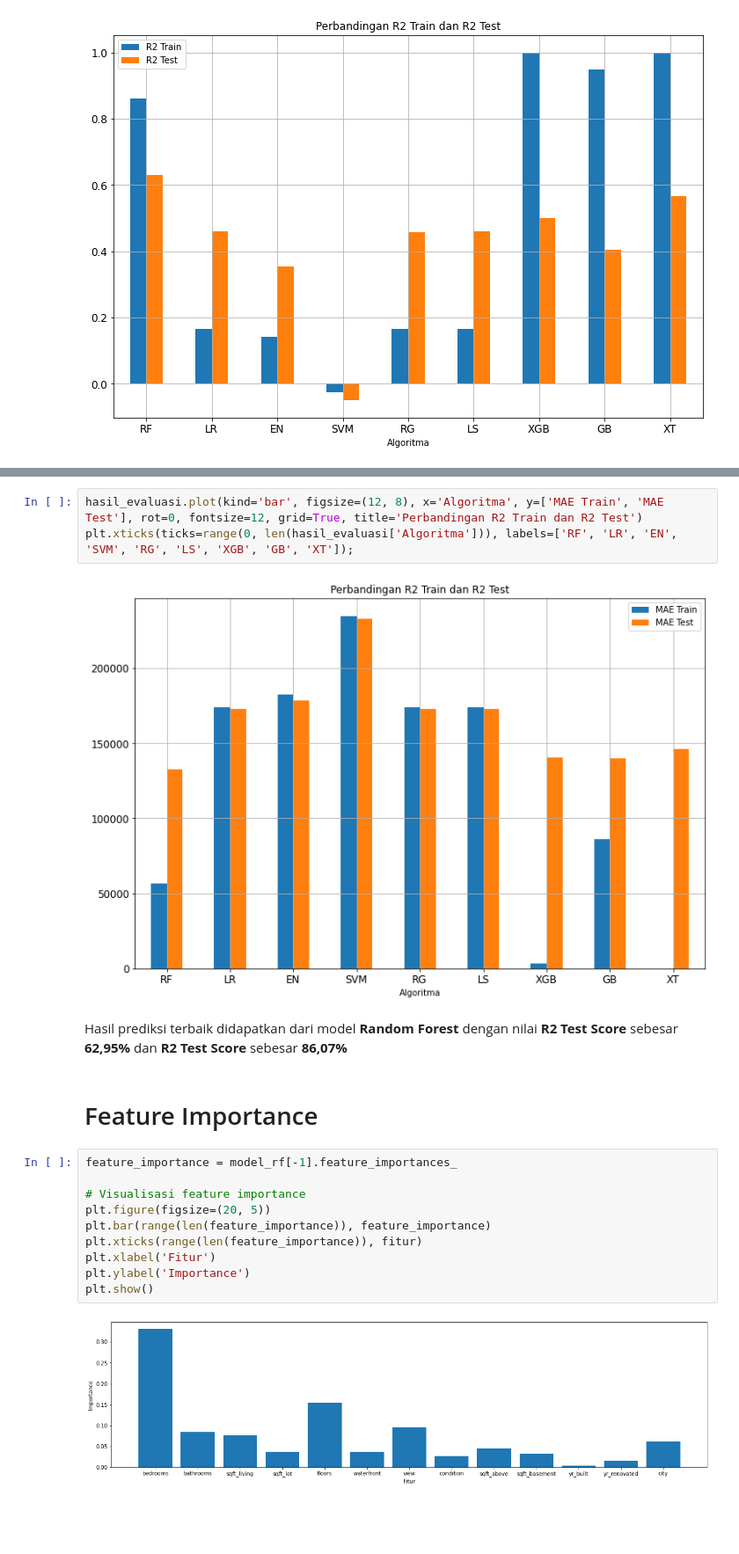
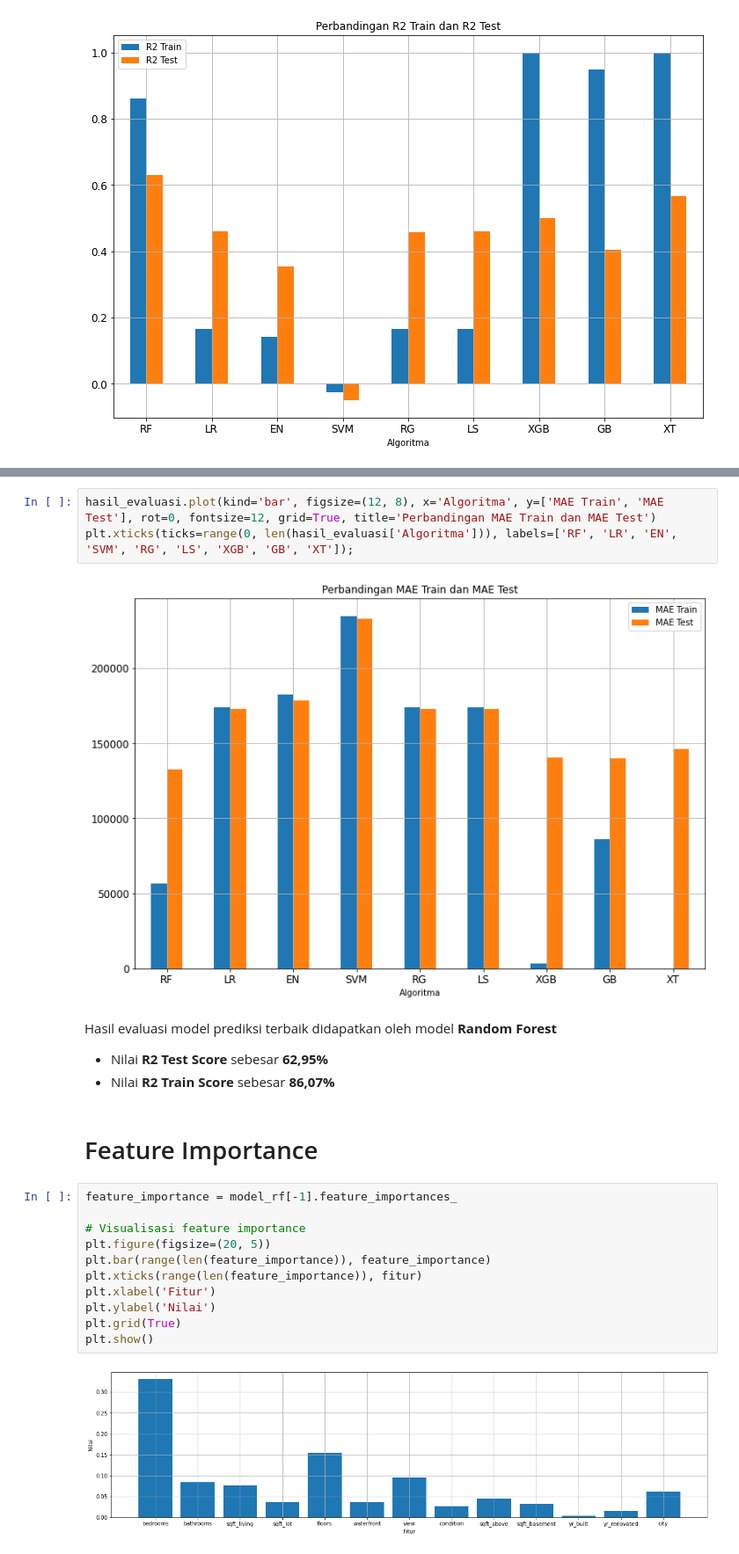
Before and after one commit to raihankemmy/Data_Science_Project, a Jupyter notebook: Regresi/House Price Prediction/code.ipynb, the cells around one changed output, grey strips where cells are left out. Shown: that part at 88% size. Cells and saved outputs as stored; diff of their text form; blank space fills up the shorter version.

```diff
--- a/Regresi/House Price Prediction/code.ipynb
+++ b/Regresi/House Price Prediction/code.ipynb
@@ -1434,21 +1434,24 @@ plt.xticks(ticks=range(0, len(hasil_evaluasi['Algoritma'])), labels=['RF', 'LR',
 # %%
-hasil_evaluasi.plot(kind='bar', figsize=(12, 8), x='Algoritma', y=['MAE Train', 'MAE Test'], rot=0, fontsize=12, grid=True, title='Perbandingan R2 Train dan R2 Test')
+hasil_evaluasi.plot(kind='bar', figsize=(12, 8), x='Algoritma', y=['MAE Train', 'MAE Test'], rot=0, fontsize=12, grid=True, title='Perbandingan MAE Train dan MAE Test')
 plt.xticks(ticks=range(0, len(hasil_evaluasi['Algoritma'])), labels=['RF', 'LR', 'EN', 'SVM', 'RG', 'LS', 'XGB', 'GB', 'XT']);
 # %% [output]
-[figure, old version]
+[figure, new version]
 # %% [markdown]
-Hasil prediksi terbaik didapatkan dari model **Random Forest** dengan nilai **R2 Test Score** sebesar **62,95%** dan **R2 Test Score** sebesar **86,07%**
+Hasil evaluasi model prediksi terbaik didapatkan oleh model **Random Forest**
+- Nilai **R2 Test Score** sebesar **62,95%**
+- Nilai **R2 Train Score** sebesar **86,07%**
 # %% [markdown]
 # Feature Importance
 # %%
 feature_importance = model_rf[-1].feature_importances_
 
 # Visualisasi feature importance
 plt.figure(figsize=(20, 5))
 plt.bar(range(len(feature_importance)), feature_importance)
 plt.xticks(range(len(feature_importance)), fitur)
 plt.xlabel('Fitur')
-plt.ylabel('Importance')
+plt.ylabel('Nilai')
+plt.grid(True)
 plt.show()
 # %% [output]
-[figure, old version]
+[figure, new version]
```
Also changed, not shown: parts of 2 cells of this notebook, 1 other file.
